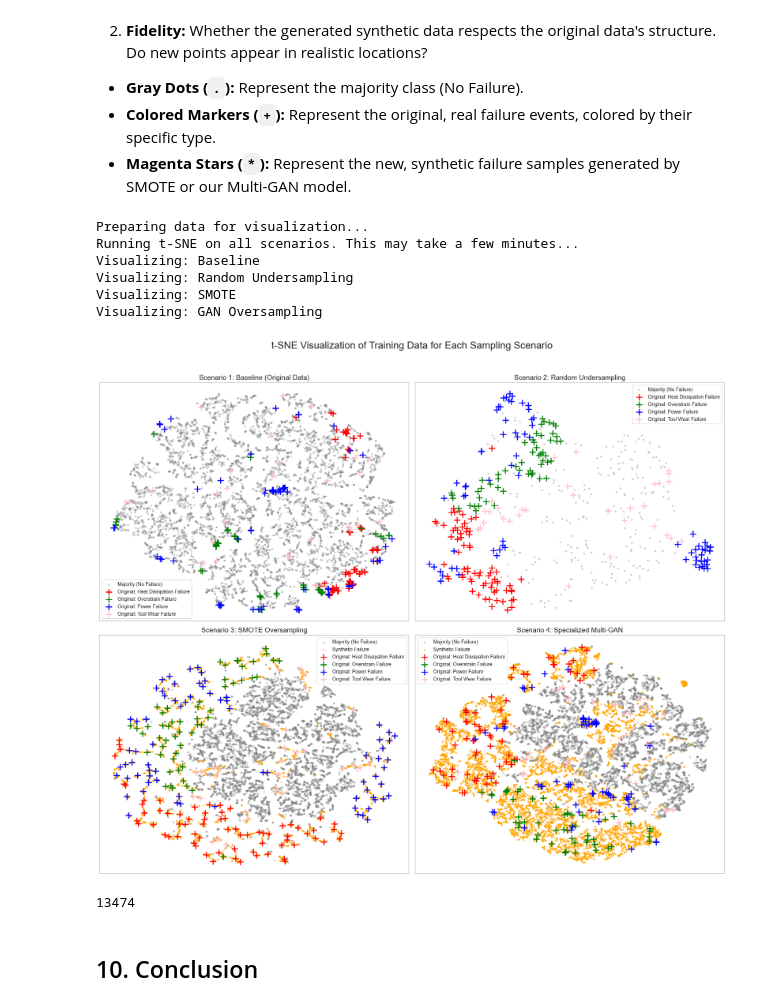
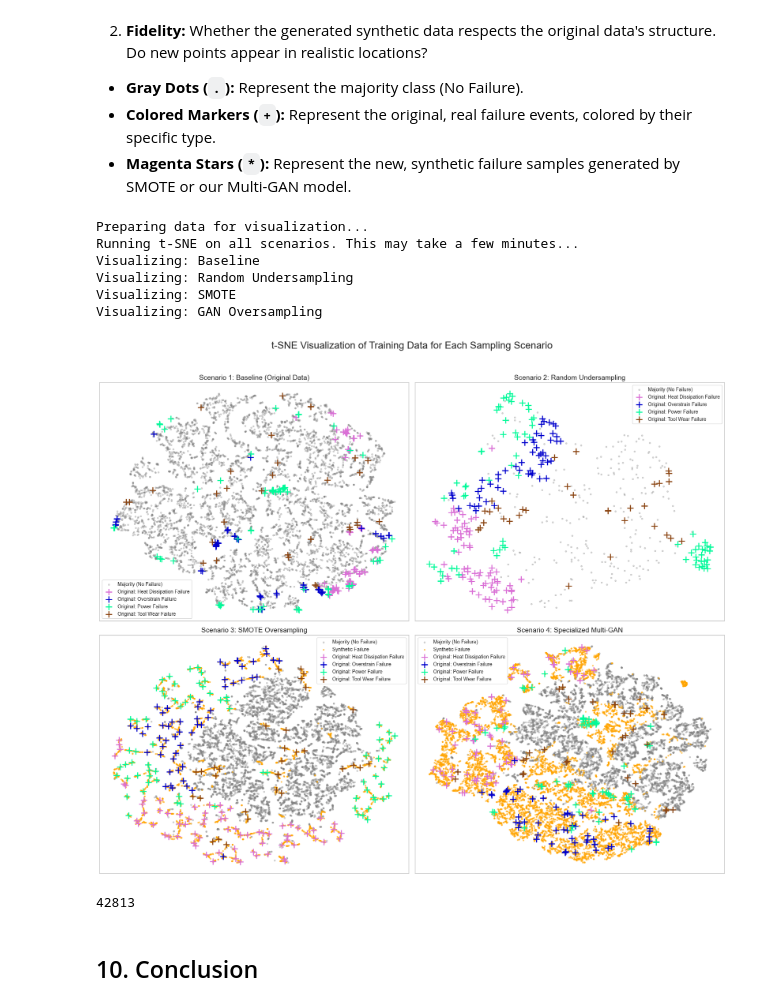
Before and after one commit to Giorgios-Kampouropoulos/PM-with-WGAN-GP-sampling, a Jupyter notebook: notebooks/PM_Multi-GAN_Final_results.ipynb, the cells around one changed output. Drawn from its saved outputs; the diff is of its cells as text; code cells hidden in the pictures.

```diff
--- a/notebooks/PM_Multi-GAN_Final_results.ipynb
+++ b/notebooks/PM_Multi-GAN_Final_results.ipynb
@@ -1248,10 +1248,13 @@ print("Preparing data for visualization...")
 # --- 1. Data Preparation (with corrected RUS logic) ---
 # Define failure types and a color palette for consistent plotting
 failure_color_map = {
-    'Heat Dissipation Failure': 'red',
-    'Overstrain Failure': 'green',
-    'Power Failure': 'blue',
-    'Tool Wear Failure': 'pink'
+    'Heat Dissipation Failure': 'Orchid' # Orchid
+    ,
+    'Overstrain Failure': 'MediumBlue' # MediumBlue
+    ,
+    'Power Failure': 'MediumSpringGreen' # MediumSpringGreen
+    ,
+    'Tool Wear Failure': 'SaddleBrown' # SaddleBrown
 }
 
 # A. Preprocess the original training data (Baseline)
@@ -1361,34 +1364,34 @@ print("Visualizing: SMOTE")
 X_smote_tsne_full = tsne.fit_transform(X_smote_resampled_processed)
 X_smote_original_tsne = X_smote_tsne_full[:num_original_samples, :]
 X_smote_synthetic_tsne = X_smote_tsne_full[num_original_samples:, :]
 plot_tsne(axes[2], X_smote_original_tsne, y_train.values, 'Scenario 3: SMOTE Oversampling', X_train['FailureType'], X_synthetic_tsne=X_smote_synthetic_tsne)
 
 # --- Plot 4: GAN ---
 print("Visualizing: GAN Oversampling")
 if X_train_gan_aug_processed is not None:
     X_gan_tsne_full = tsne.fit_transform(X_train_gan_aug_processed)
     X_gan_original_tsne = X_gan_tsne_full[:num_original_train, :]
     X_gan_synthetic_tsne = X_gan_tsne_full[num_original_train:, :]
     plot_tsne(axes[3], X_gan_original_tsne, y_train.values, 'Scenario 4: Specialized Multi-GAN', X_train['FailureType'], X_synthetic_tsne=X_gan_synthetic_tsne)
 else:
     axes[3].text(0.5, 0.5, "GAN Scenario Skipped", horizontalalignment='center', verticalalignment='center', fontsize=14)
     axes[3].set_title("Scenario 4: Specialized Multi-GAN", fontsize=14)
 
 plt.tight_layout(rect=[0, 0, 1, 0.93])
 plt.show()
 
 # Clean up large objects from memory
 del X_train_model_processed, X_rus_resampled_processed, X_smote_resampled_processed
 if 'X_train_gan_aug_processed' in locals(): del X_train_gan_aug_processed
 gc.collect()
 # %% [output]
 Preparing data for visualization...
 Running t-SNE on all scenarios. This may take a few minutes...
 Visualizing: Baseline
 Visualizing: Random Undersampling
 Visualizing: SMOTE
 Visualizing: GAN Oversampling
-[figure, old version]
+[figure, new version]
-13474
+42813
 # %% [markdown]
 ## 10. Conclusion
```
Also changed, not shown: parts of 3 cells of this notebook, 1 other file.
